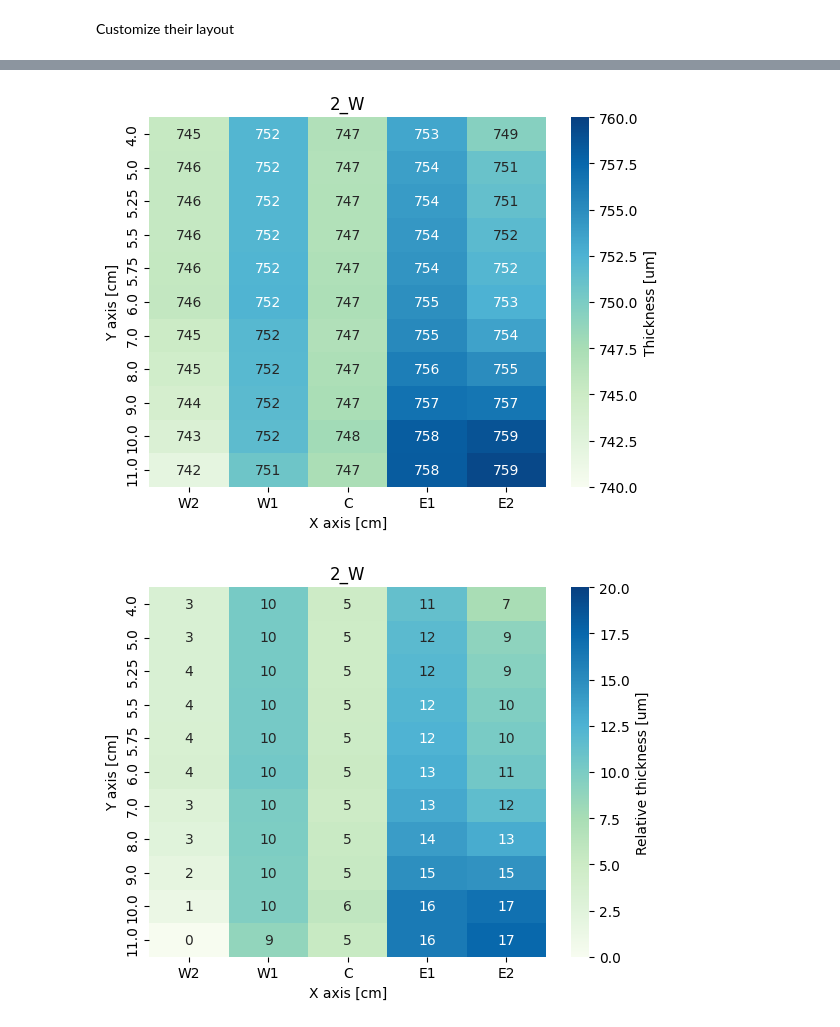
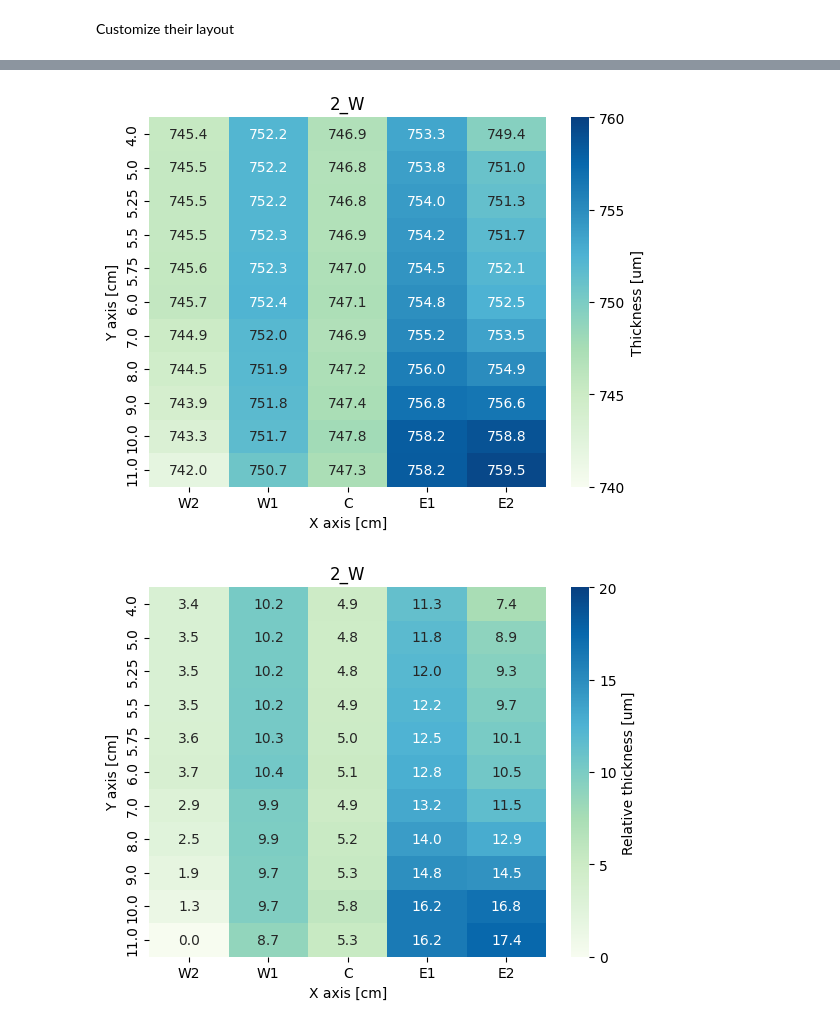
Before and after one commit to Materials-and-Devices-Center-under-KETI/OCR_for_wet_etching_rate, a Jupyter notebook: test3_real_environment/250122_backup/flatness.ipynb, the cells around one changed output, grey strips where cells are left out. Drawn from its saved outputs; the diff is of its cells as text; code cells hidden in the pictures.

```diff
--- a/test3_real_environment/250122_backup/flatness.ipynb
+++ b/test3_real_environment/250122_backup/flatness.ipynb
@@ -106,22 +107,22 @@ plt.show()
 # %%
 df_to_plot = w2
 name = '2_W'
 fig, axs = plt.subplots()
-sns.heatmap(df_to_plot, annot=True, cmap=plt.cm.GnBu, fmt=".0f", cbar_kws={'label':'Thickness [um]'}, vmax=760, vmin=740)
+sns.heatmap(df_to_plot, annot=True, cmap=plt.cm.GnBu, fmt=".1f", cbar_kws={'label':'Thickness [um]', 'ticks':np.arange(740,761,5)}, vmax=760, vmin=740)
 plt.title(f'{name}')
 axs.set(xlabel='X axis [cm]', ylabel='Y axis [cm]')
 plt.savefig(f'{name}_plot')
 plt.show()
 
 fig, axs = plt.subplots()
-sns.heatmap(df_to_plot-df_to_plot.min().min(), annot=True, cmap=plt.cm.GnBu, fmt=".0f", cbar_kws={'label':'Relative thickness [um]'}, vmax=20, vmin=0)
+sns.heatmap(df_to_plot-df_to_plot.min().min(), annot=True, cmap=plt.cm.GnBu, fmt=".1f", cbar_kws={'label':'Relative thickness [um]', 'ticks':np.arange(0,21,5)}, vmax=20, vmin=0)
 plt.title(f'{name}')
 axs.set(xlabel='X axis [cm]', ylabel='Y axis [cm]')
 plt.savefig(f'{name}_relative_plot')
 plt.show()
 # %% [output]
-[figure, old version]
+[figure, new version]
-[figure, old version]
+[figure, new version]
 # %%
 df_to_plot = t2
 name = '2_T'
```
Also changed, not shown: parts of 6 cells of this notebook.
